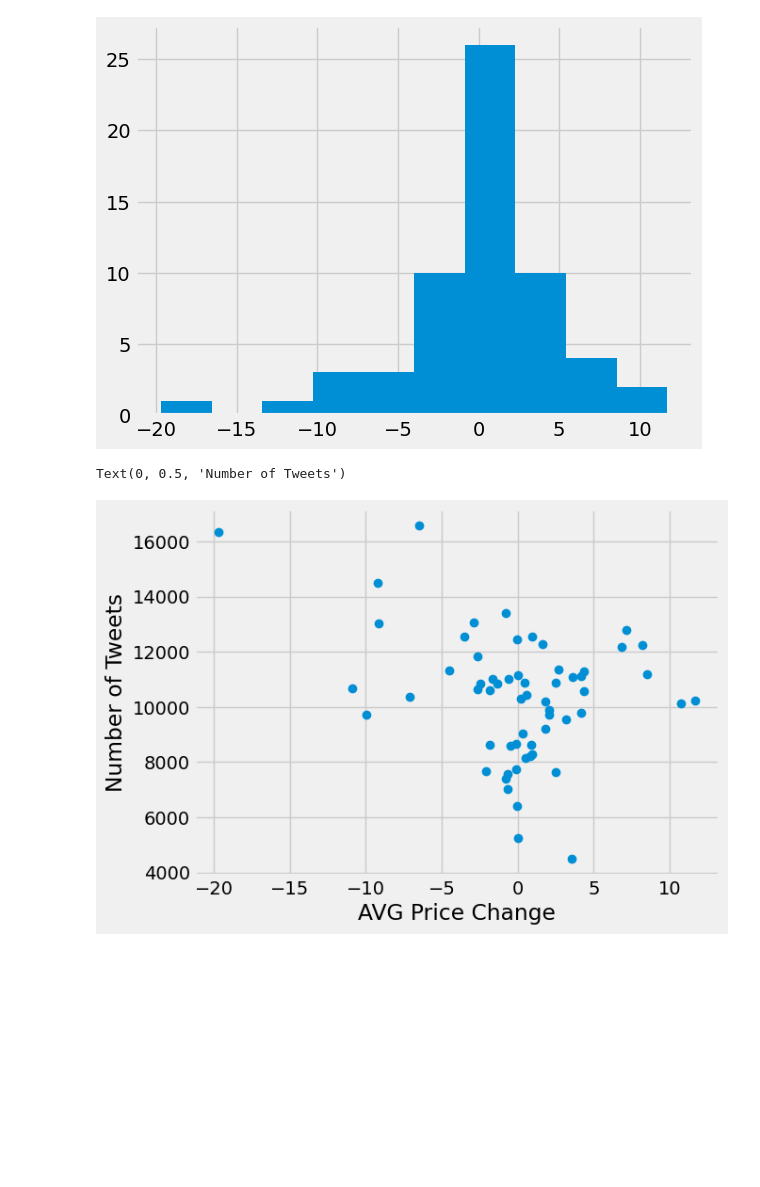
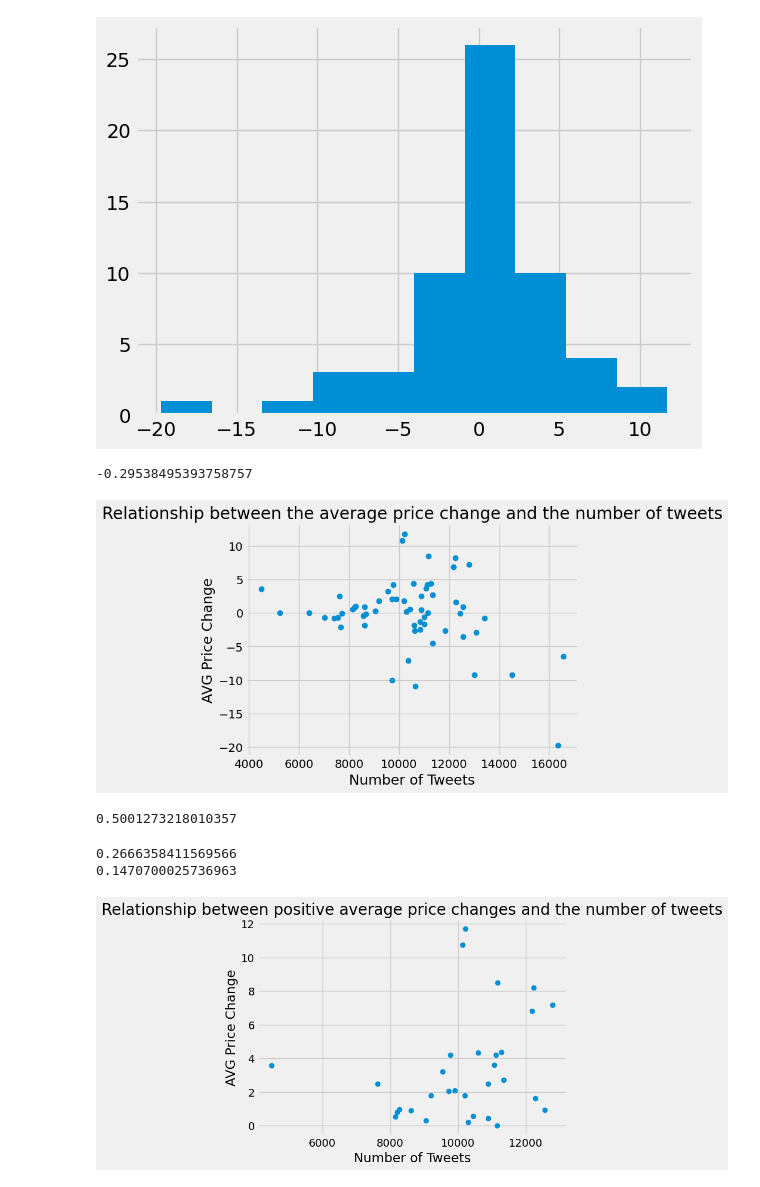
Before and after one commit to JulianaMatovu/Influence-of-Tweets-on-Amazon-Stock-Prices, a Jupyter notebook: Influence of Tweets on Stock Price.ipynb, the cells around one changed output. Saved outputs shown, nothing was run; the diff lists cells and outputs as text; code cells hidden in the pictures; blank space fills up the shorter version.

Commit message:
Scatterplots for ps and neg AVG prices added

```diff
--- a/Influence of Tweets on Stock Price.ipynb
+++ b/Influence of Tweets on Stock Price.ipynb
@@ -213,17 +201,14 @@ array([ 4502,  5252,  6413,  7019,  7413,  7560,  7634,  7677,  7728,
 
 
 def mean_month_price_change(date1, date2):
-    month_array = amazon_data['Date'] >= date1
-    dt_month = amazon_data[month_array]
-    month_2_array = dt_month['Date'] <= date2
-    dt_month_2 = dt_month[month_2_array]
-    mean = sum(dt_month_2['Day_Price_Change']) / len(dt_month_2['Day_Price_Change'])
+    dt_month = amazon_data[(amazon_data['Date'] >= date1) & (amazon_data['Date']<= date2)]
+    mean = sum(dt_month['Day_Price_Change']) / len(dt_month['Day_Price_Change'])
     return(mean)
 
 # This function uses the mean monthly price change function to return the average price change per year using
 # the year as an argument.
 
-def avg_annual_price_change(year):
+def avg_monthly_price_change(year):
 
     avg_price_change = np.array([
     mean_month_price_change(str(year) +'-01-01', str(year) +'-01-31'),
@@ -243,20 +228,20 @@ def avg_annual_price_change(year):
 # %%
 # Creating variables for the average price change per year using the function.
 
-avg_price_change_2015 = avg_annual_price_change(2015)
-avg_price_change_2016 = avg_annual_price_change(2016)
-avg_price_change_2017 = avg_annual_price_change(2017)
-avg_price_change_2018 = avg_annual_price_change(2018)
-avg_price_change_2019 = avg_annual_price_change(2019)
+avg_price_change_2015 = avg_monthly_price_change(2015)
+avg_price_change_2016 = avg_monthly_price_change(2016)
+avg_price_change_2017 = avg_monthly_price_change(2017)
+avg_price_change_2018 = avg_monthly_price_change(2018)
+avg_price_change_2019 = avg_monthly_price_change(2019)
 # %%
 # Using the concatenate function, we are able to join the average price change arrays to create one array
-# containing all of the average price change data for the Amazon stock price between 2015 and 2020.
+# containing all of the average price change data for the Amazon stock price for every month between 2015 and 2020.
+# 5 years = 60 months = 60 monthly price change means so len(total_monthly_avg_price_change) = 60
 
-
-total_month_price_change = np.concatenate((avg_price_change_2015, avg_price_change_2016, avg_price_change_2017, avg_price_change_2018, avg_price_change_2019))
+total_monthly_avg_price_change = np.concatenate((avg_price_change_2015, avg_price_change_2016, avg_price_change_2017, avg_price_change_2018, avg_price_change_2019))
 
 # Checking the array.
-total_month_price_change
+total_monthly_avg_price_change
 # %% [output]
 array([ 2.48022007e+00,  3.57152377e+00, -7.04493526e-03,  9.54314721e-01,
        -1.51255263e-02,  3.06663720e-01, -9.18685201e+00, -7.91042763e-01,
@@ -299,9 +284,42 @@ plt.hist(total_month_price_change)
 # %%
 # Creating a scatterplot for the average price change, and the number of tweets.
 
-plt.plot(total_month_price_change, total_n_tweets, 'o')
-plt.xlabel('AVG Price Change')
-plt.ylabel('Number of Tweets')
+plt.plot(total_n_tweets,total_monthly_avg_price_change, 'o')
+plt.ylabel('AVG Price Change')
+plt.xlabel('Number of Tweets')
+plt.title('Relationship between the average price change and the number of tweets')
+
+correlation1 = pearsonr(total_n_tweets, total_monthly_avg_price_change)
+print(correlation1.statistic)
 # %% [output]
-Text(0, 0.5, 'Number of Tweets')
+-0.29538495393758757
-[figure, old version]
+[figure, new version]
+# %%
+# There seems to be a linear relationship where price change is related to number of tweets
+# To see if number of tweets meaningfully predicts avg price change, we can shuffle the data points in a permutation
+
+scrambled_num_tweets = np.random.permutation(total_n_tweets)
+plt.scatter(scrambled_num_tweets, total_monthly_avg_price_change)
+plt.ylabel('AVG Price Change')
+plt.xlabel('Number of Tweets')
+plt.title('Relationship when number of tweets is shuffled')
+
+# There seems to be no relationship when number of tweets is shuffled
+# --> this suggests that this relationship between number of tweets and avg price change is meaningful
+# %% [output]
+0.5001273218010357
+# %%
+avg_price_change_n_tweets_df = pd.DataFrame({'AVG Price Change':total_monthly_avg_price_change, 'Number of Tweets':total_n_tweets})
+pos_avg_price_change_df = avg_price_change_n_tweets_df[avg_price_change_n_tweets_df['AVG Price Change'] > 0]
+plt.plot( np.array(pos_avg_price_change_df['Number of Tweets']),np.array(pos_avg_price_change_df['AVG Price Change']), 'o')
+plt.ylabel('AVG Price Change')
+plt.xlabel('Number of Tweets')
+plt.title('Relationship between positive average price changes and the number of tweets')
+
+correlation2 = pearsonr(np.array(pos_avg_price_change_df['Number of Tweets']),np.array(pos_avg_price_change_df['AVG Price Change']))
+print(correlation2.statistic)
+print(correlation2.pvalue)
+# %% [output]
+0.2666358411569566
+0.1470700025736963
+[figure, added]
```
Also changed, not shown: parts of 8 cells of this notebook.
